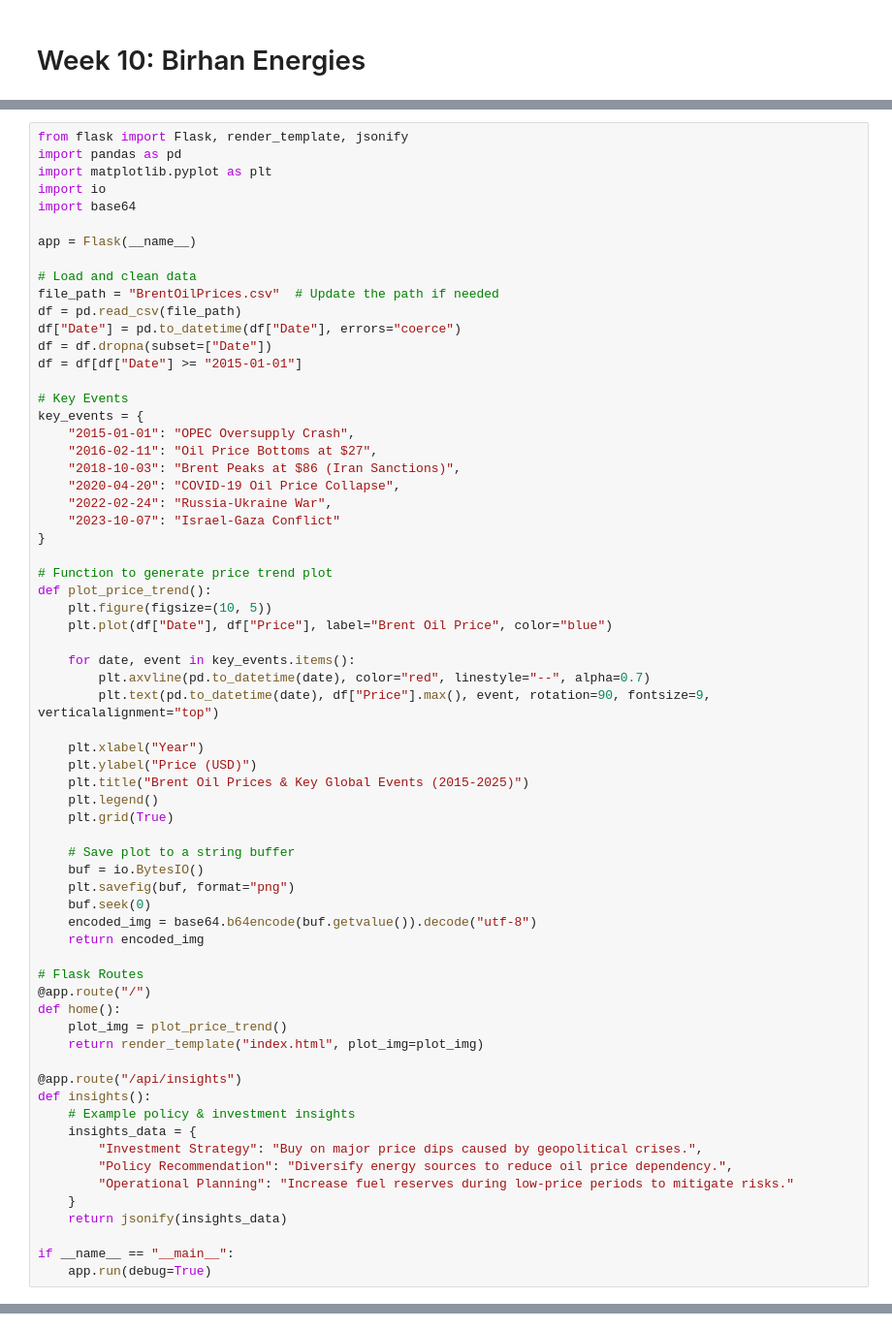
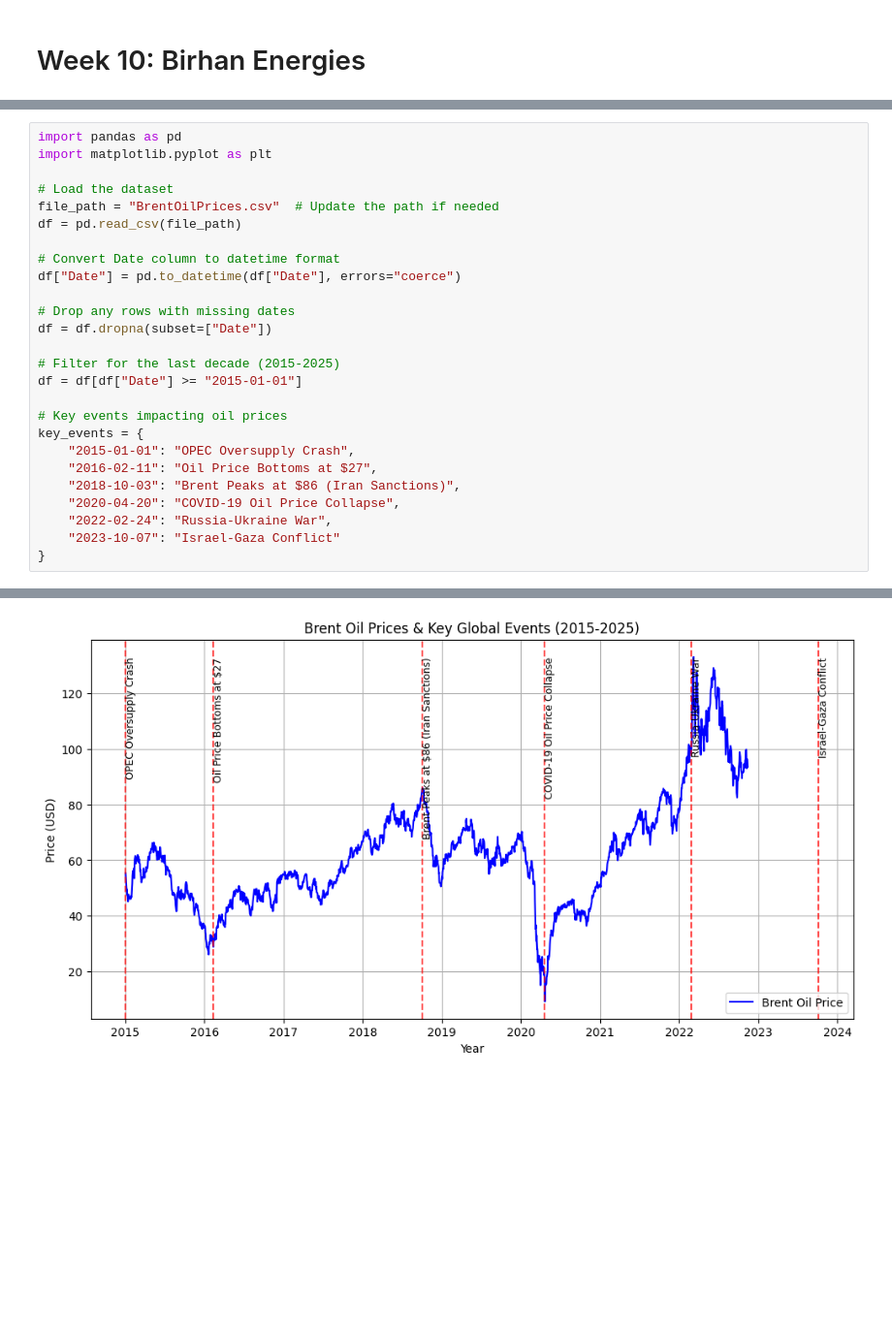
Before and after one commit to betoncloud/KIAM_Week_10, a Jupyter notebook: notebooks/week_10.ipynb, the cells around one changed output, grey strips where cells are left out. Shown at 97% size. Drawn from its saved outputs; the diff is of its cells as text; blank space fills up the shorter version.

```diff
--- a/notebooks/week_10.ipynb
+++ b/notebooks/week_10.ipynb
@@ -3,20 +5,21 @@
 # %%
-from flask import Flask, render_template, jsonify
 import pandas as pd
 import matplotlib.pyplot as plt
-import io
-import base64
 
-app = Flask(__name__)
-
-# Load and clean data
+# Load the dataset
 file_path = "BrentOilPrices.csv"  # Update the path if needed
 df = pd.read_csv(file_path)
+
+# Convert Date column to datetime format
 df["Date"] = pd.to_datetime(df["Date"], errors="coerce")
+
+# Drop any rows with missing dates
 df = df.dropna(subset=["Date"])
+
+# Filter for the last decade (2015-2025)
 df = df[df["Date"] >= "2015-01-01"]
 
-# Key Events
+# Key events impacting oil prices
 key_events = {
     "2015-01-01": "OPEC Oversupply Crash",
     "2016-02-11": "Oil Price Bottoms at $27",
@@ -25,45 +28,4 @@ key_events = {
     "2022-02-24": "Russia-Ukraine War",
     "2023-10-07": "Israel-Gaza Conflict"
 }
-
-# Function to generate price trend plot
-def plot_price_trend():
-    plt.figure(figsize=(10, 5))
-    plt.plot(df["Date"], df["Price"], label="Brent Oil Price", color="blue")
-
-    for date, event in key_events.items():
-        plt.axvline(pd.to_datetime(date), color="red", linestyle="--", alpha=0.7)
-        plt.text(pd.to_datetime(date), df["Price"].max(), event, rotation=90, fontsize=9, verticalalignment="top")
-
-    plt.xlabel("Year")
-    plt.ylabel("Price (USD)")
-    plt.title("Brent Oil Prices & Key Global Events (2015-2025)")
-    plt.legend()
-    plt.grid(True)
-
-    # Save plot to a string buffer
-    buf = io.BytesIO()
-    plt.savefig(buf, format="png")
-    buf.seek(0)
-    encoded_img = base64.b64encode(buf.getvalue()).decode("utf-8")
-    return encoded_img
-
-# Flask Routes
-@app.route("/")
-def home():
-    plot_img = plot_price_trend()
-    return render_template("index.html", plot_img=plot_img)
-
-@app.route("/api/insights")
-def insights():
-    # Example policy & investment insights
-    insights_data = {
-        "Investment Strategy": "Buy on major price dips caused by geopolitical crises.",
-        "Policy Recommendation": "Diversify energy sources to reduce oil price dependency.",
-        "Operational Planning": "Increase fuel reserves during low-price periods to mitigate risks."
-    }
-    return jsonify(insights_data)
-
-if __name__ == "__main__":
-    app.run(debug=True)
 # %% [output]
@@ -70,0 +44 @@ ModuleNotFoundError: No module named 'pandas'
+[figure, added]
```
Also changed, not shown: parts of 6 cells of this notebook.
